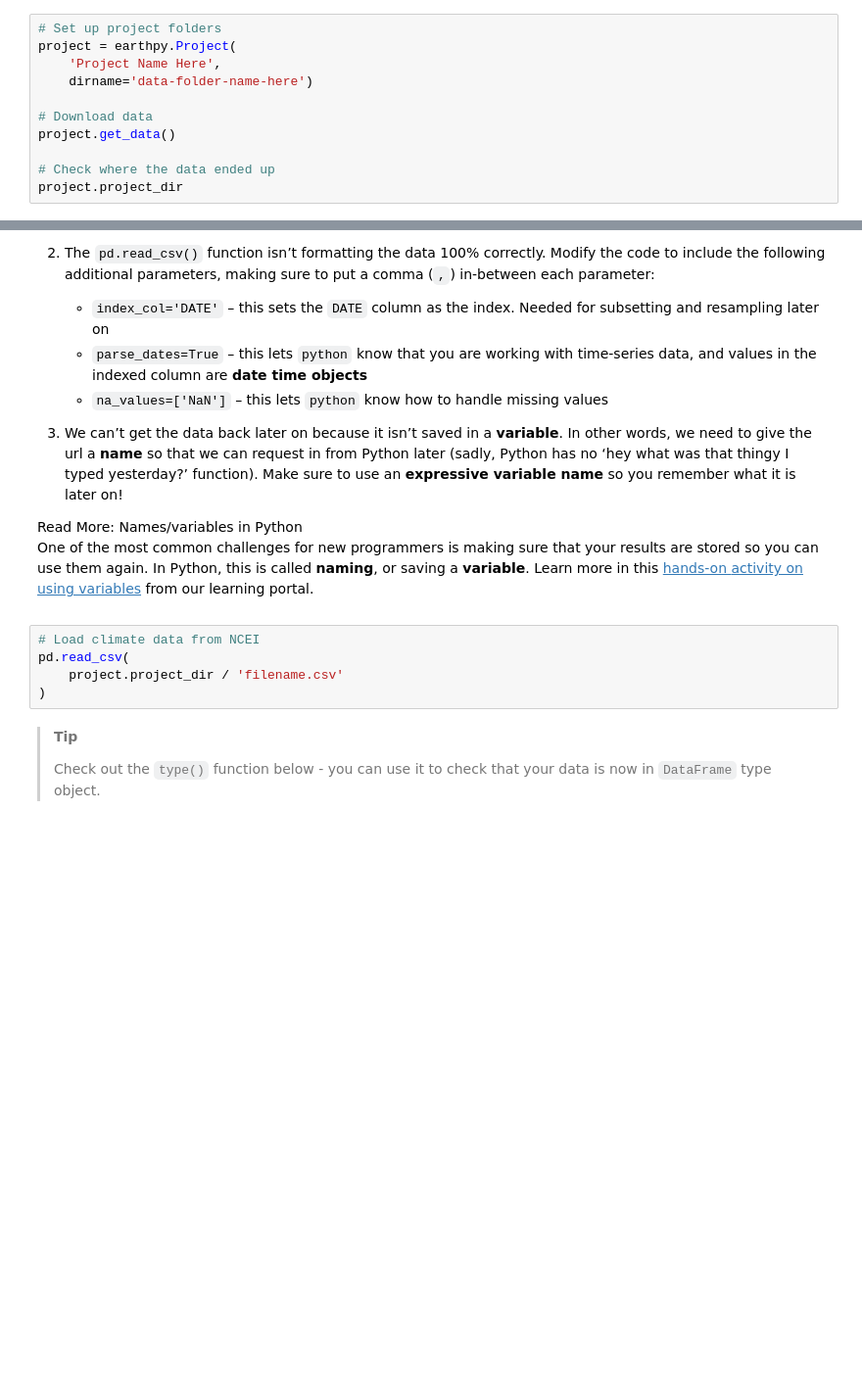
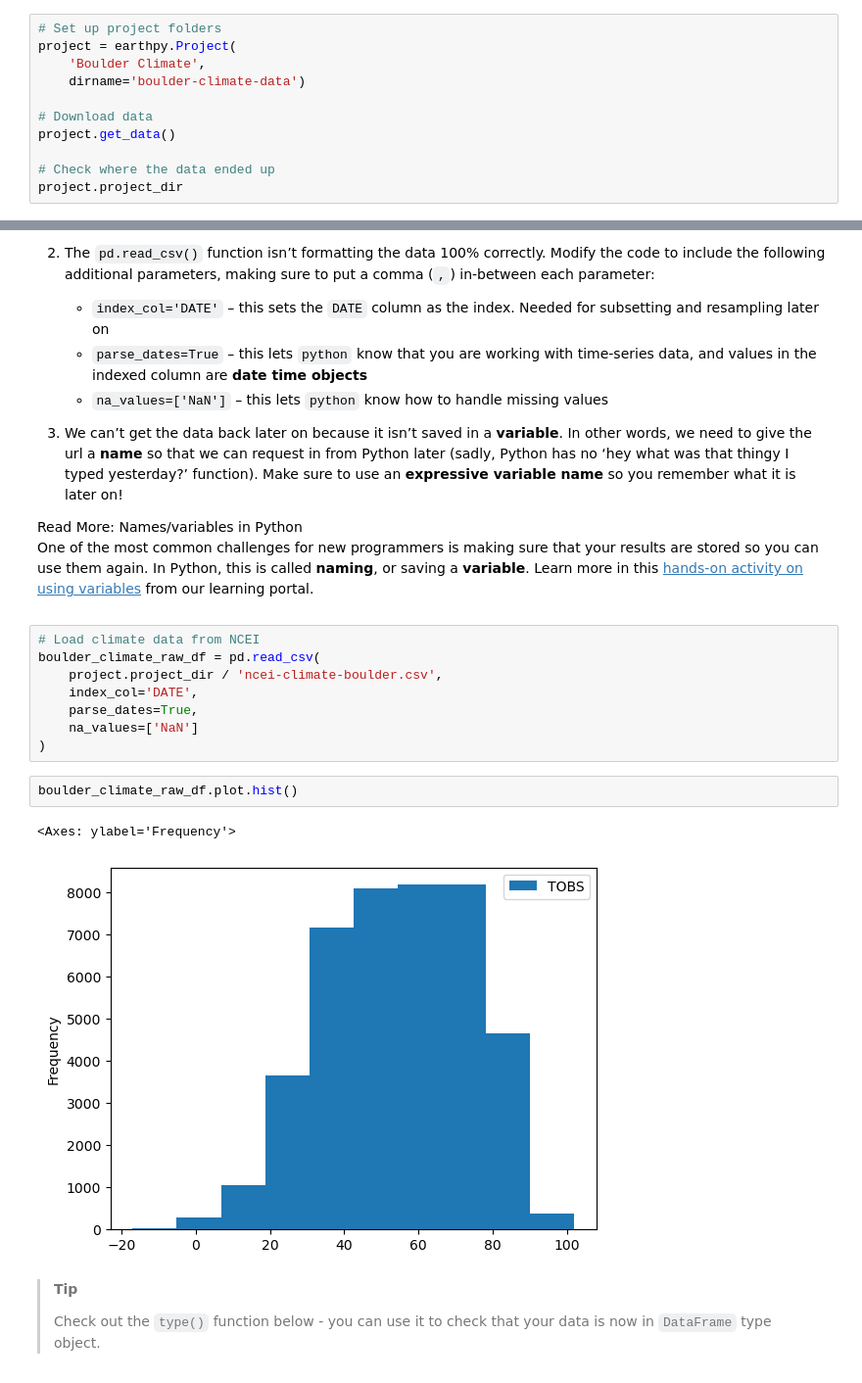
Before and after one commit to earthlab-education/02-climate-rainihelmstadter, a Jupyter notebook: Climate-Coding-Challenge_Part-2.ipynb, the cells around one changed output, grey strips where cells are left out. Shown: that part at 98% size. Saved outputs shown, nothing was run; the diff lists cells and outputs as text; blank space fills up the shorter version.

Commit message:
completed part 2 (data wrangling)

```diff
--- a/Climate-Coding-Challenge_Part-2.ipynb
+++ b/Climate-Coding-Challenge_Part-2.ipynb
@@ -77,8 +77,8 @@ data-__quarto_custom_id="6"></span>.</li>
 # %%
 # Set up project folders
 project = earthpy.Project(
-    'Project Name Here',
-    dirname='data-folder-name-here')
+    'Boulder Climate',
+    dirname='boulder-climate-data')
 
 # Download data
 project.get_data()
@@ -146,9 +150,17 @@ href="https://www.earthdatascience.org/courses/intro-to-earth-data-science/pytho
 activity on using variables</a> from our learning portal.</p></div></div>
 # %%
 # Load climate data from NCEI
-pd.read_csv(
-    project.project_dir / 'filename.csv'
+boulder_climate_raw_df = pd.read_csv(
+    project.project_dir / 'ncei-climate-boulder.csv',
+    index_col='DATE',
+    parse_dates=True,
+    na_values=['NaN']
 )
+# %%
+boulder_climate_raw_df.plot.hist()
+# %% [output]
+<Axes: ylabel='Frequency'>
+[figure, added]
 # %% [markdown]
 > **Tip**
 >
```
Also changed, not shown: parts of 6 cells of this notebook, 1 other file.
